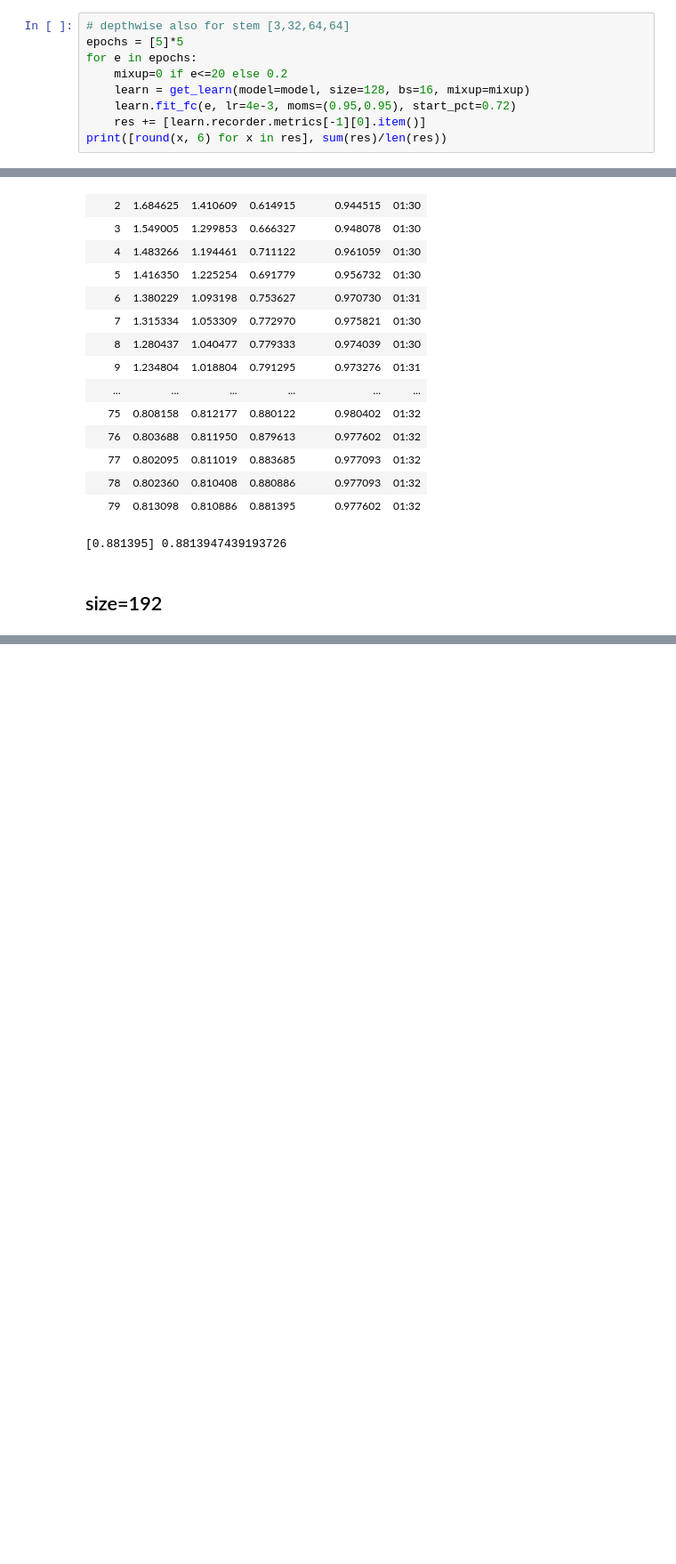
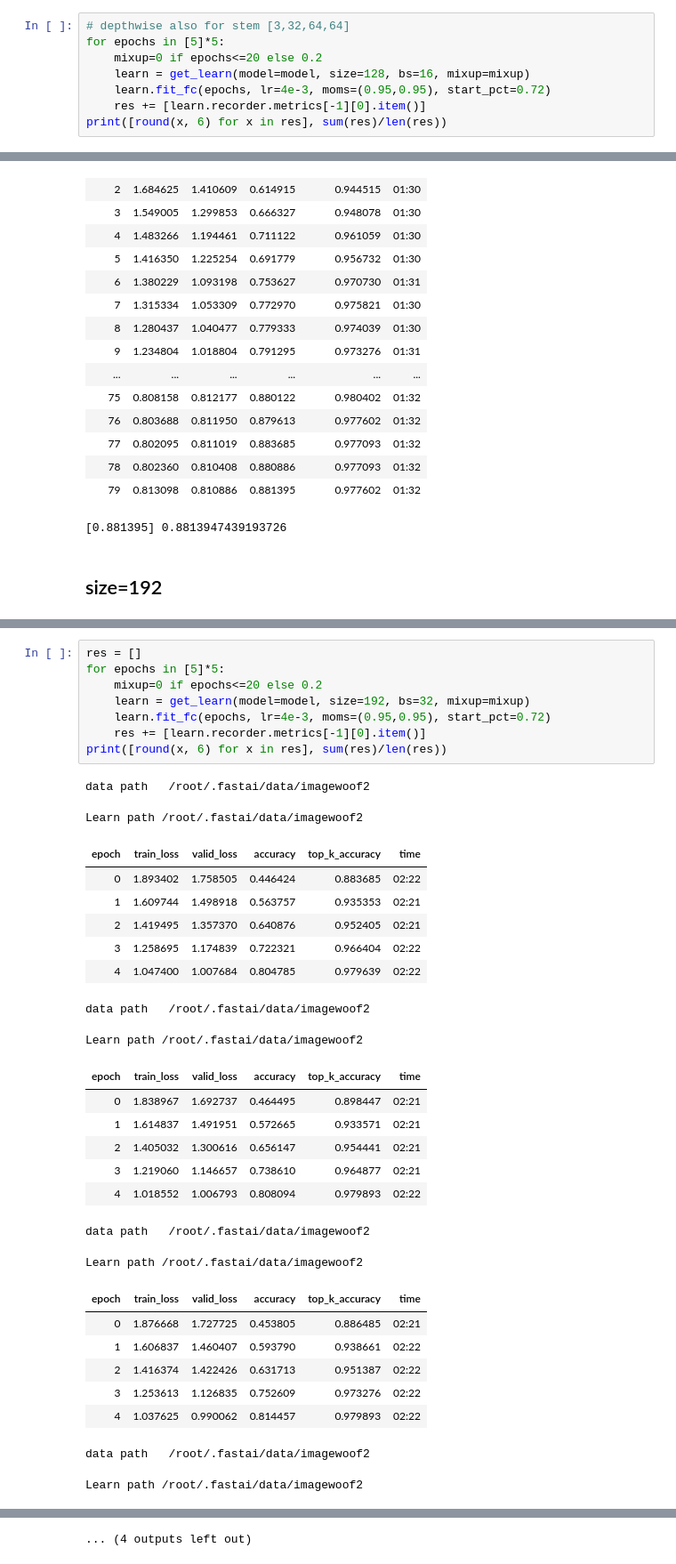
Before and after one commit to BoaEi/imagenette_experiments, a Jupyter notebook: Woof_ResNet_separable.ipynb, the cells around one changed output, grey strips where cells are left out. Shown at 89% size. Cells and saved outputs as stored; diff of their text form; blank space fills up the shorter version.

```diff
--- a/Woof_ResNet_separable.ipynb
+++ b/Woof_ResNet_separable.ipynb
@@ -144,11 +143,10 @@ res, '5 mean: {}'.format(sum(res)/5)
  '5 mean: 0.7783660054206848')
 # %%
 # depthwise also for stem [3,32,64,64]
-epochs = [5]*5
-for e in epochs:
-    mixup=0 if e<=20 else 0.2
+for epochs in [5]*5:
+    mixup=0 if epochs<=20 else 0.2
     learn = get_learn(model=model, size=128, bs=16, mixup=mixup)
-    learn.fit_fc(e, lr=4e-3, moms=(0.95,0.95), start_pct=0.72)
+    learn.fit_fc(epochs, lr=4e-3, moms=(0.95,0.95), start_pct=0.72)
     res += [learn.recorder.metrics[-1][0].item()]
 print([round(x, 6) for x in res], sum(res)/len(res))
 # %% [output]
@@ -367,3 +362,38 @@ Learn path /root/.fastai/data/imagewoof2
 data path   /root/.fastai/data/imagewoof2
 Learn path /root/.fastai/data/imagewoof2
 ... (5 outputs left out)
+# %%
+res = []
+for epochs in [5]*5:
+    mixup=0 if epochs<=20 else 0.2
+    learn = get_learn(model=model, size=192, bs=32, mixup=mixup)
+    learn.fit_fc(epochs, lr=4e-3, moms=(0.95,0.95), start_pct=0.72)
+    res += [learn.recorder.metrics[-1][0].item()]
+print([round(x, 6) for x in res], sum(res)/len(res))
+# %% [output]
+data path   /root/.fastai/data/imagewoof2
+Learn path /root/.fastai/data/imagewoof2
+| epoch | train_loss | valid_loss | accuracy | top_k_accuracy | time |
+| 0 | 1.893402 | 1.758505 | 0.446424 | 0.883685 | 02:22 |
+| 1 | 1.609744 | 1.498918 | 0.563757 | 0.935353 | 02:21 |
+| 2 | 1.419495 | 1.357370 | 0.640876 | 0.952405 | 02:21 |
+| 3 | 1.258695 | 1.174839 | 0.722321 | 0.966404 | 02:22 |
+| 4 | 1.047400 | 1.007684 | 0.804785 | 0.979639 | 02:22 |
+data path   /root/.fastai/data/imagewoof2
+Learn path /root/.fastai/data/imagewoof2
+| epoch | train_loss | valid_loss | accuracy | top_k_accuracy | time |
+| 0 | 1.838967 | 1.692737 | 0.464495 | 0.898447 | 02:21 |
+| 1 | 1.614837 | 1.491951 | 0.572665 | 0.933571 | 02:21 |
+| 2 | 1.405032 | 1.300616 | 0.656147 | 0.954441 | 02:21 |
+| 3 | 1.219060 | 1.146657 | 0.738610 | 0.964877 | 02:21 |
+| 4 | 1.018552 | 1.006793 | 0.808094 | 0.979893 | 02:22 |
+data path   /root/.fastai/data/imagewoof2
+Learn path /root/.fastai/data/imagewoof2
+| epoch | train_loss | valid_loss | accuracy | top_k_accuracy | time |
+| 0 | 1.876668 | 1.727725 | 0.453805 | 0.886485 | 02:21 |
+| 1 | 1.606837 | 1.460407 | 0.593790 | 0.938661 | 02:22 |
+| 2 | 1.416374 | 1.422426 | 0.631713 | 0.951387 | 02:22 |
+| 3 | 1.253613 | 1.126835 | 0.752609 | 0.973276 | 02:22 |
+| 4 | 1.037625 | 0.990062 | 0.814457 | 0.979893 | 02:22 |
+data path   /root/.fastai/data/imagewoof2
+Learn path /root/.fastai/data/imagewoof2
@@ -370 +406,2 @@ Learn path /root/.fastai/data/imagewoof2
+... (4 outputs left out)
 # %%
```
Also changed, not shown: parts of 8 cells of this notebook.
